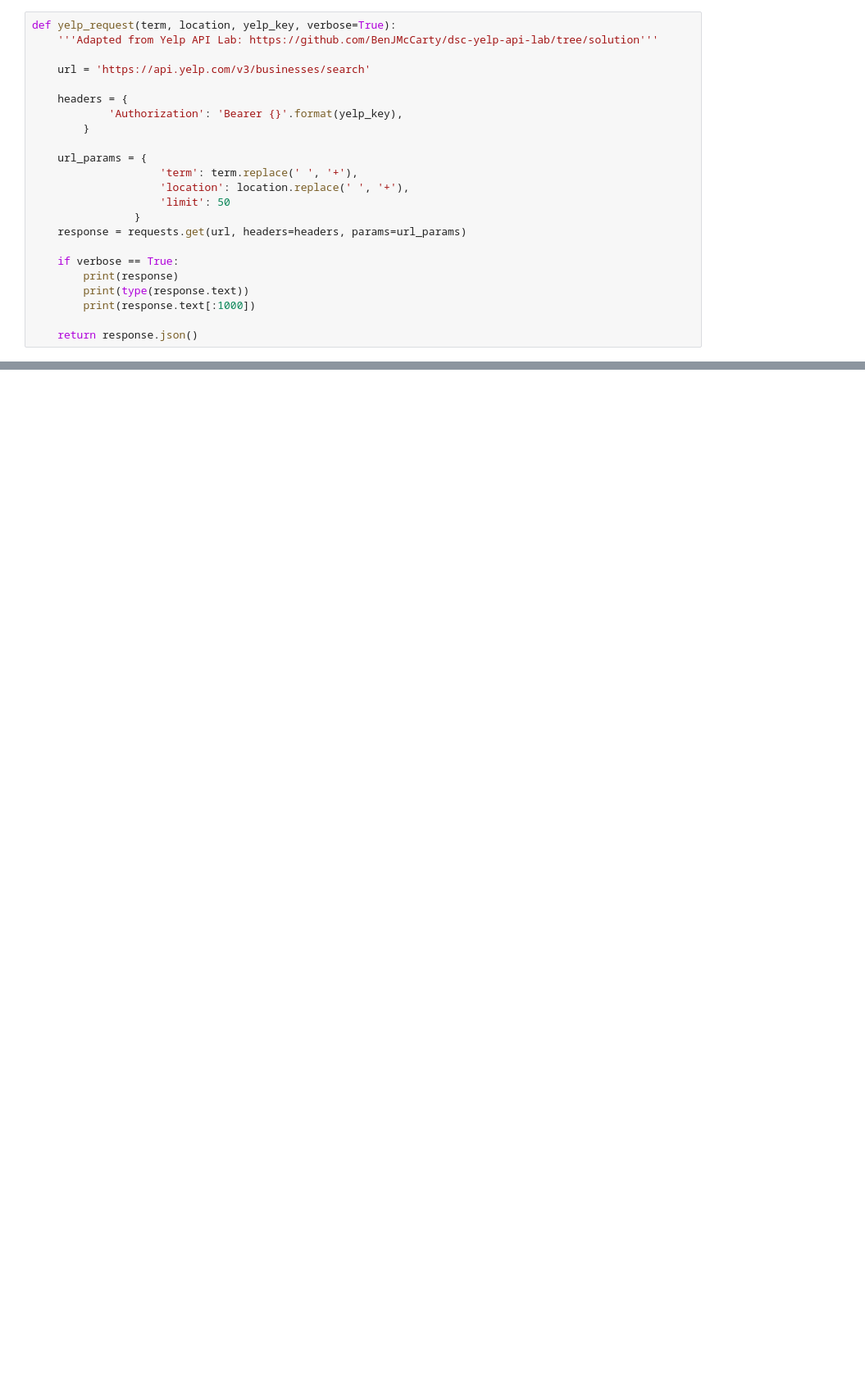
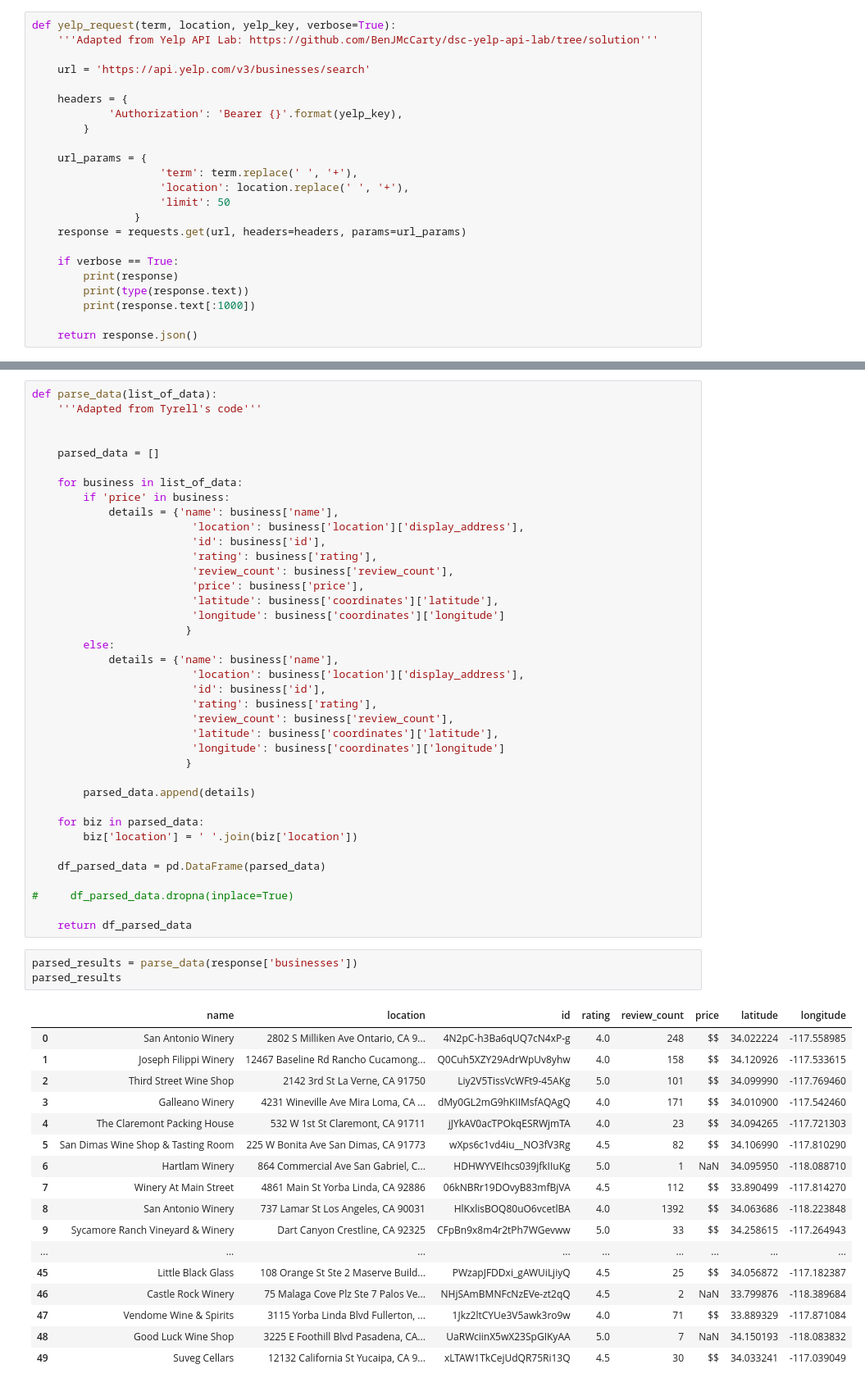
Before and after one commit to pleasecallmejax/Phase-1-Project, a Jupyter notebook: Data_Acquisition_Process.ipynb, the cells around one changed output, grey strips where cells are left out. Shown at 82% size. Drawn from its saved outputs; the diff is of its cells as text; blank space fills up the shorter version.

Commit message:
Finalized request function
Created condensed request function and created csv to store results

```diff
--- a/Data_Acquisition_Process.ipynb
+++ b/Data_Acquisition_Process.ipynb
@@ -201,0 +164,59 @@ df_save(df_pd_biz)
+# %%
+def parse_data(list_of_data):
+    '''Adapted from Tyrell's code'''
+
+
+    parsed_data = []
+
+    for business in list_of_data:
+        if 'price' in business:
+            details = {'name': business['name'],
+                         'location': business['location']['display_address'],
+                         'id': business['id'],
+                         'rating': business['rating'],
+                         'review_count': business['review_count'],
+                         'price': business['price'],
+                         'latitude': business['coordinates']['latitude'],
+                         'longitude': business['coordinates']['longitude']
+                        }
+        else:
+            details = {'name': business['name'],
+                         'location': business['location']['display_address'],
+                         'id': business['id'],
+                         'rating': business['rating'],
+                         'review_count': business['review_count'],
+                         'latitude': business['coordinates']['latitude'],
+                         'longitude': business['coordinates']['longitude']
+                        }
+
+        parsed_data.append(details)
+
+    for biz in parsed_data:
+        biz['location'] = ' '.join(biz['location'])
+
+    df_parsed_data = pd.DataFrame(parsed_data)
+
+#     df_parsed_data.dropna(inplace=True)
+
+    return df_parsed_data
+# %%
+parsed_results = parse_data(response['businesses'])
+parsed_results
+# %% [output]
+|  | name | location | id | rating | review_count | price | latitude | longitude |
+| 0 | San Antonio Winery | 2802 S Milliken Ave Ontario, CA 9... | 4N2pC-h3Ba6qUQ7cN4xP-g | 4.0 | 248 | $$ | 34.022224 | -117.558985 |
+| 1 | Joseph Filippi Winery | 12467 Baseline Rd Rancho Cucamong... | Q0Cuh5XZY29AdrWpUv8yhw | 4.0 | 158 | $$ | 34.120926 | -117.533615 |
+| 2 | Third Street Wine Shop | 2142 3rd St La Verne, CA 91750 | Liy2V5TissVcWFt9-45AKg | 5.0 | 101 | $$ | 34.099990 | -117.769460 |
+| 3 | Galleano Winery | 4231 Wineville Ave Mira Loma, CA ... | dMy0GL2mG9hKIIMsfAQAgQ | 4.0 | 171 | $$ | 34.010900 | -117.542460 |
+| 4 | The Claremont Packing House | 532 W 1st St Claremont, CA 91711 | jJYkAV0acTPOkqESRWjmTA | 4.0 | 23 | $$ | 34.094265 | -117.721303 |
+| 5 | San Dimas Wine Shop & Tasting Room | 225 W Bonita Ave San Dimas, CA 91773 | wXps6c1vd4iu__NO3fV3Rg | 4.5 | 82 | $$ | 34.106990 | -117.810290 |
+| 6 | Hartlam Winery | 864 Commercial Ave San Gabriel, C... | HDHWYVEIhcs039jfkIIuKg | 5.0 | 1 | NaN | 34.095950 | -118.088710 |
+| 7 | Winery At Main Street | 4861 Main St Yorba Linda, CA 92886 | 06kNBRr19DOvyB83mfBjVA | 4.5 | 112 | $$ | 33.890499 | -117.814270 |
+| 8 | San Antonio Winery | 737 Lamar St Los Angeles, CA 90031 | HlKxlisBOQ80uO6vcetlBA | 4.0 | 1392 | $$ | 34.063686 | -118.223848 |
+| 9 | Sycamore Ranch Vineyard & Winery | Dart Canyon Crestline, CA 92325 | CFpBn9x8m4r2tPh7WGevww | 5.0 | 33 | $$ | 34.258615 | -117.264943 |
+| ... | ... | ... | ... | ... | ... | ... | ... | ... |
+| 45 | Little Black Glass | 108 Orange St Ste 2 Maserve Build... | PWzapJFDDxi_gAWUiLjiyQ | 4.5 | 25 | $$ | 34.056872 | -117.182387 |
+| 46 | Castle Rock Winery | 75 Malaga Cove Plz Ste 7 Palos Ve... | NHjSAmBMNFcNzEVe-zt2qQ | 4.5 | 2 | NaN | 33.799876 | -118.389684 |
+| 47 | Vendome Wine & Spirits | 3115 Yorba Linda Blvd Fullerton, ... | 1Jkz2ltCYUe3V5awk3ro9w | 4.0 | 71 | $$ | 33.889329 | -117.871084 |
+| 48 | Good Luck Wine Shop | 3225 E Foothill Blvd Pasadena, CA... | UaRWciinX5wX23SpGIKyAA | 5.0 | 7 | NaN | 34.150193 | -118.083832 |
+| 49 | Suveg Cellars | 12132 California St Yucaipa, CA 9... | xLTAW1TkCejUdQR75Ri13Q | 4.5 | 30 | $$ | 34.033241 | -117.039049 |
```
Also changed, not shown: parts of 90 cells of this notebook, 1 other file.
